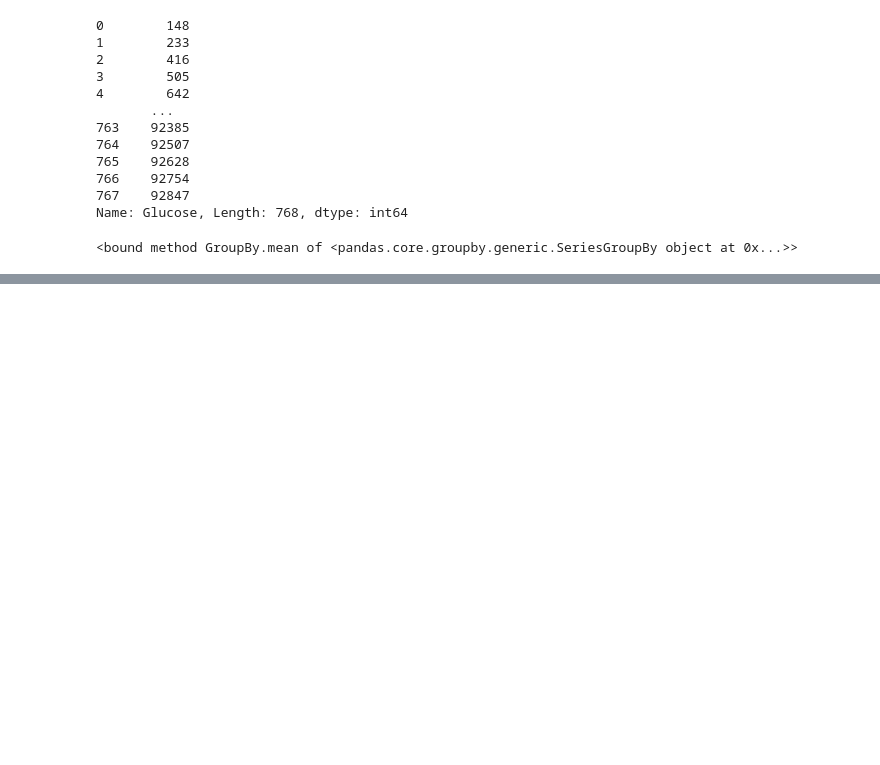
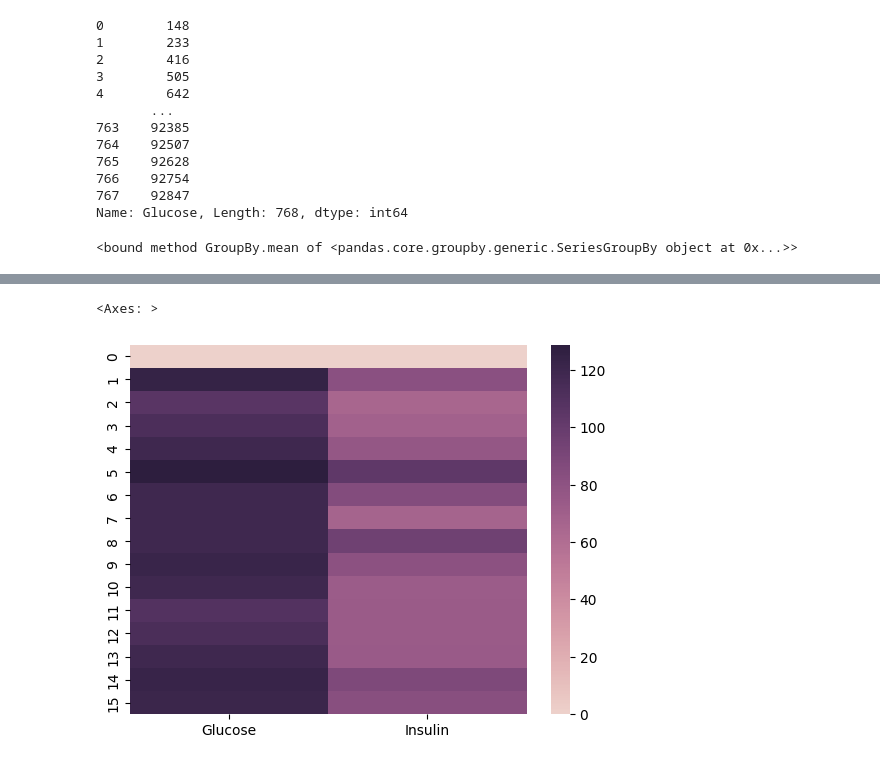
Before and after one commit to colatos99/diabetes-dataset-project, a Jupyter notebook: main_nb.ipynb, the cells around one changed output, grey strips where cells are left out. Saved outputs shown, nothing was run; the diff lists cells and outputs as text; code cells hidden in the pictures; blank space fills up the shorter version.

```diff
--- a/main_nb.ipynb
+++ b/main_nb.ipynb
@@ -88,0 +122,12 @@ len(x)
+# %%
+value_counter = 0
+temp_sum = 0
+glucose_ds_list = []
+for i in range(0,len(df["Glucose"])):
+
+    if i % 50 != 0:
+        temp_sum = temp_sum + df.loc[i]["Glucose"]
+    else:
+        glucose_ds_list.append(temp_sum/50)
+        temp_sum = 0
+glucose_ds_list
@@ -88,0 +151,11 @@ len(x)
+# %%
+temp_sum = 0
+insulin_ds_list = []
+for i in range(0,len(df["Insulin"])):
+    if i % 50 != 0:
+        temp_sum = temp_sum + df.loc[i]["Insulin"]
+    else:
+        insulin_ds_list.append(temp_sum/50)
+
+        temp_sum = 0
+glucose_ds_list
@@ -88,0 +181,3 @@ len(x)
+# %%
+ds_df = pd.DataFrame({"Glucose" : glucose_ds_list, "Insulin" : insulin_ds_list})
+ds_df
@@ -88,0 +202,5 @@ len(x)
+# %%
+sns.heatmap(ds_df, cmap=sns.cubehelix_palette(as_cmap=True))
+# %% [output]
+<Axes: >
+[figure, added]
```
Also changed, not shown: parts of 9 cells of this notebook.
